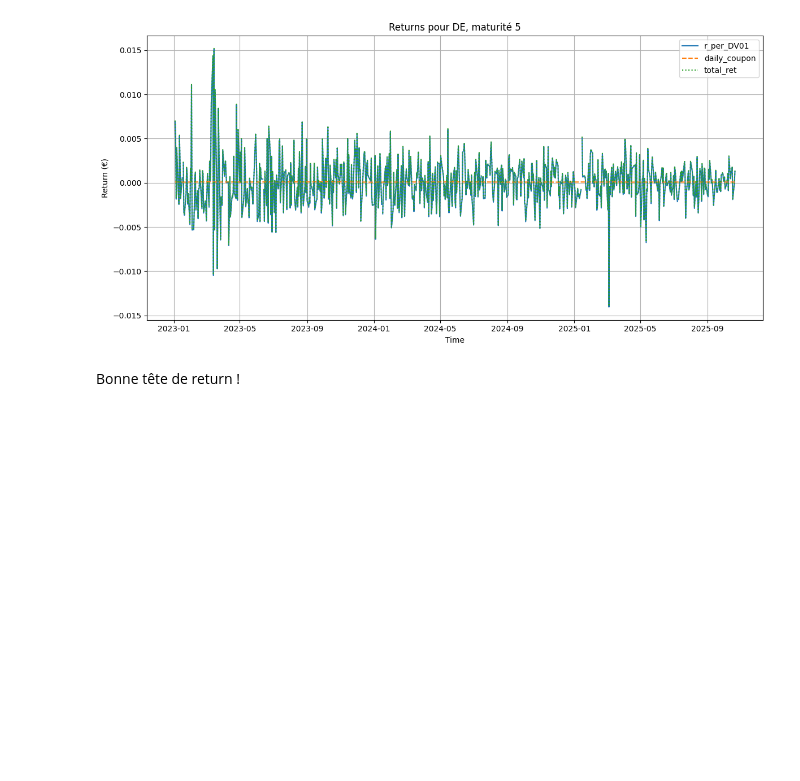
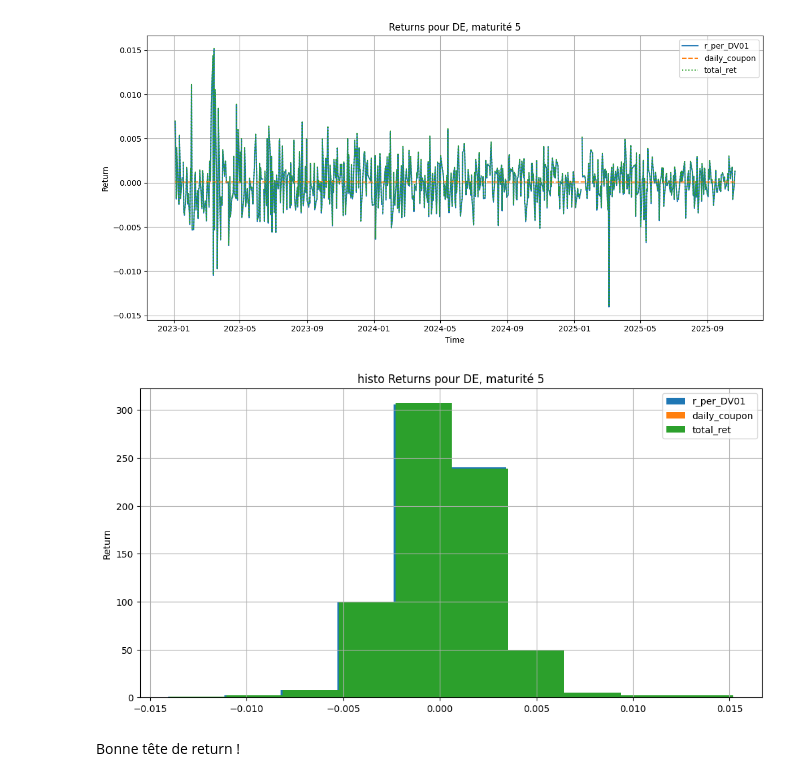
Before and after one commit to pradosth0/Markowitz_based_portfolio_allocation, a Jupyter notebook: pf_bond.ipynb, the cells around one changed output. Cells and saved outputs as stored; diff of their text form; code cells hidden in the pictures; blank space fills up the shorter version.

```diff
--- a/pf_bond.ipynb
+++ b/pf_bond.ipynb
@@ -87,34 +96,45 @@ return_col2 = "daily_coupon" # Colonne de coupon quotidien
 return_col3 = "total_ret"    # Colonne de return total
 
 start_date = "2023-01-01"    # Date de début du plot
 end_date = "2025-12-31"      # Date de fin du plot
 
 # -----------------------------
 # Filtrage du DataFrame
 # -----------------------------
 df_plot = data.loc[
     (data["country_iso"] == country) &
     (data["mat_cat"] == maturity) &
     (data["time_stamp"] >= pd.to_datetime(start_date)) &
     (data["time_stamp"] <= pd.to_datetime(end_date))
 ]
 
 # -----------------------------
 # Plot avec matplotlib
 # -----------------------------
 plt.figure(figsize=(12,6))
 plt.plot(df_plot["time_stamp"], df_plot[return_col1], label=return_col1, linestyle="-")
 plt.plot(df_plot["time_stamp"], df_plot[return_col2], label=return_col2, linestyle="--")
 plt.plot(df_plot["time_stamp"], df_plot[return_col3], label=return_col3, linestyle=":")
 plt.title(f"Returns pour {country}, maturité {maturity}")
 plt.xlabel("Time")
-plt.ylabel("Return (€)")
+plt.ylabel("Return")
 plt.legend()
 plt.grid(True)
 plt.tight_layout()
 plt.show()
+
+plt.figure(figsize=(12,6))
+plt.hist(df_plot[return_col1], label=return_col1)
+plt.hist(df_plot[return_col2], label=return_col2)
+plt.hist(df_plot[return_col3], label=return_col3)
+plt.title(f"histo Returns pour {country}, maturité {maturity}")
+plt.ylabel("Return")
+plt.legend()
+plt.grid(True)
+plt.show()
 # %% [output]
 [figure]
+[figure, added]
 # %% [markdown]
 Bonne tête de return !
 # %% [markdown]
```
Also changed, not shown: parts of 12 cells of this notebook, 1 other file.
